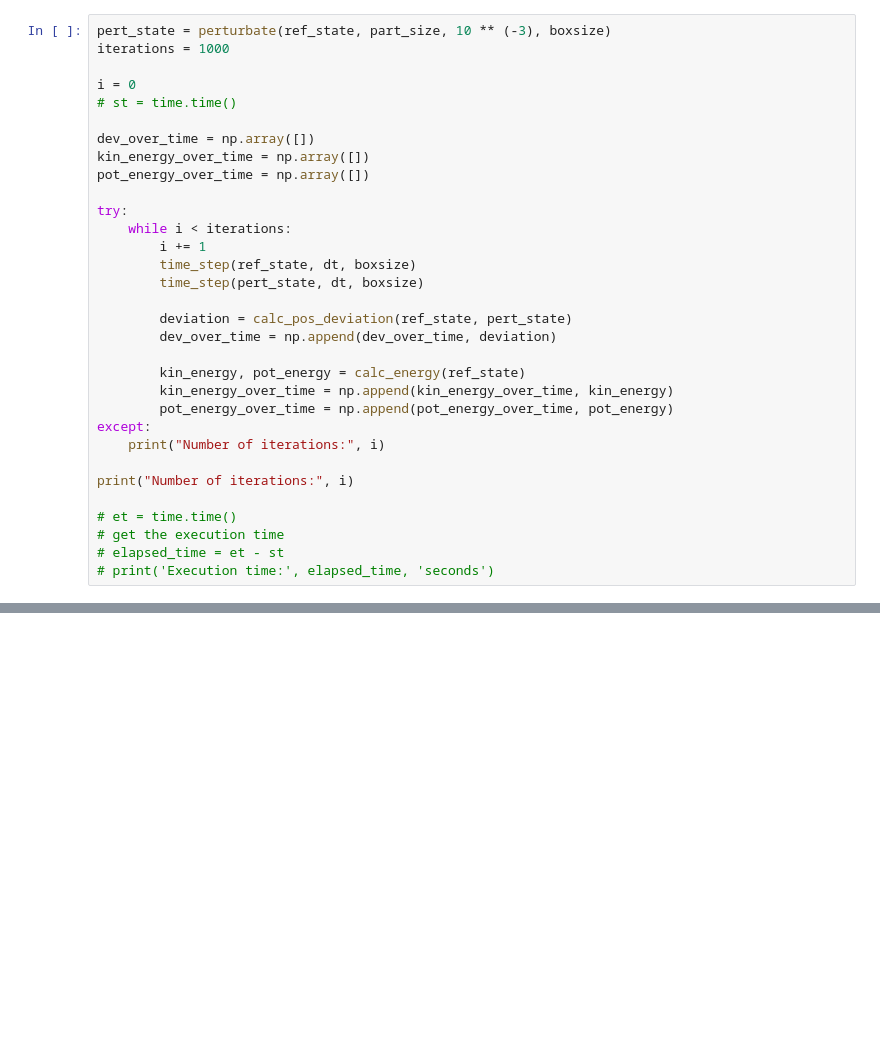
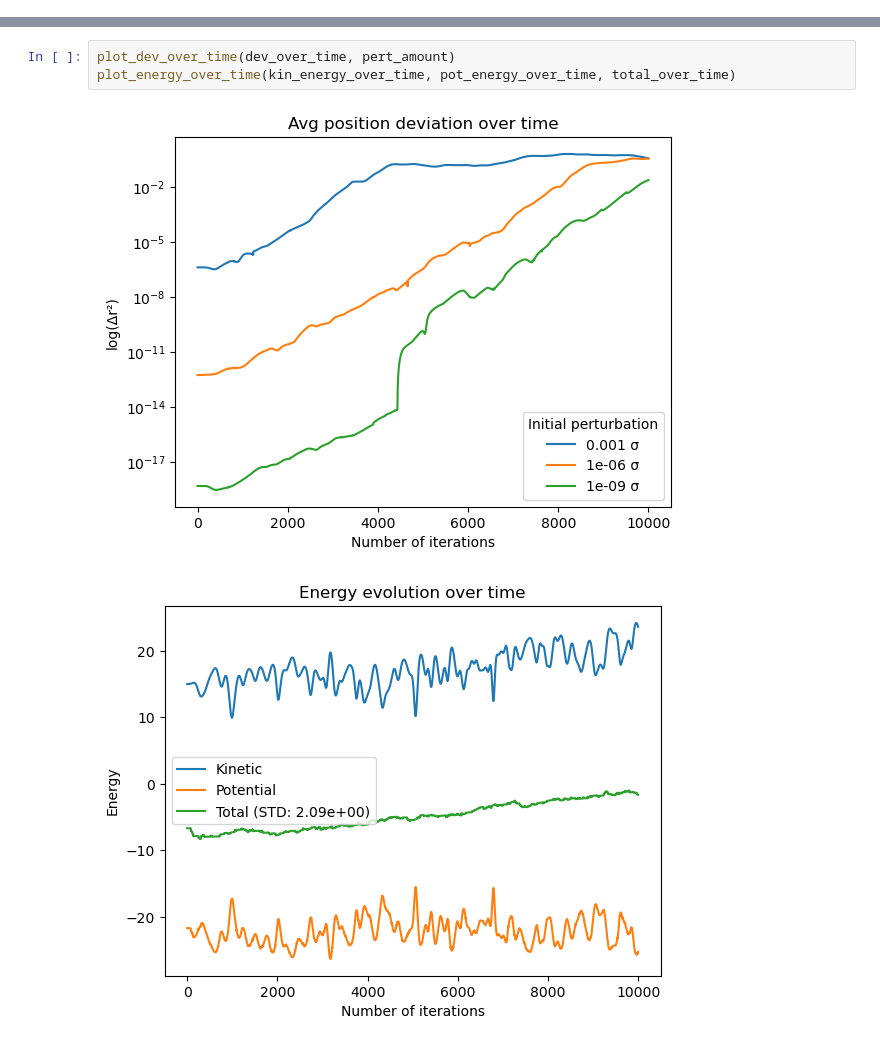
Before and after one commit to zluipaiva/dinamica-molecular, a Jupyter notebook: main.ipynb, the cells around one changed output, grey strips where cells are left out. Saved outputs shown, nothing was run; the diff lists cells and outputs as text; blank space fills up the shorter version.

Commit message:
Fix verlet algorithm and force calculation. Add animated plot and deviation calculation

```diff
--- a/main.ipynb
+++ b/main.ipynb
@@ -282,32 +37,0 @@ aux(ref_state)
-# %%
-pert_state = perturbate(ref_state, part_size, 10 ** (-3), boxsize)
-iterations = 1000
-
-i = 0
-# st = time.time()
-
-dev_over_time = np.array([])
-kin_energy_over_time = np.array([])
-pot_energy_over_time = np.array([])
-
-try:
-    while i < iterations:
-        i += 1
-        time_step(ref_state, dt, boxsize)
-        time_step(pert_state, dt, boxsize)
-
-        deviation = calc_pos_deviation(ref_state, pert_state)
-        dev_over_time = np.append(dev_over_time, deviation)
-
-        kin_energy, pot_energy = calc_energy(ref_state)
-        kin_energy_over_time = np.append(kin_energy_over_time, kin_energy)
-        pot_energy_over_time = np.append(pot_energy_over_time, pot_energy)
-except:
-    print("Number of iterations:", i)
-
-print("Number of iterations:", i)
-
-# et = time.time()
-# get the execution time
-# elapsed_time = et - st
-# print('Execution time:', elapsed_time, 'seconds')
@@ -342,0 +92,6 @@ plt.show()
+# %%
+plot_dev_over_time(dev_over_time, pert_amount)
+plot_energy_over_time(kin_energy_over_time, pot_energy_over_time, total_over_time)
+# %% [output]
+[figure, added]
+[figure, added]
```
Also changed, not shown: parts of 8 cells of this notebook, 3 other files.
